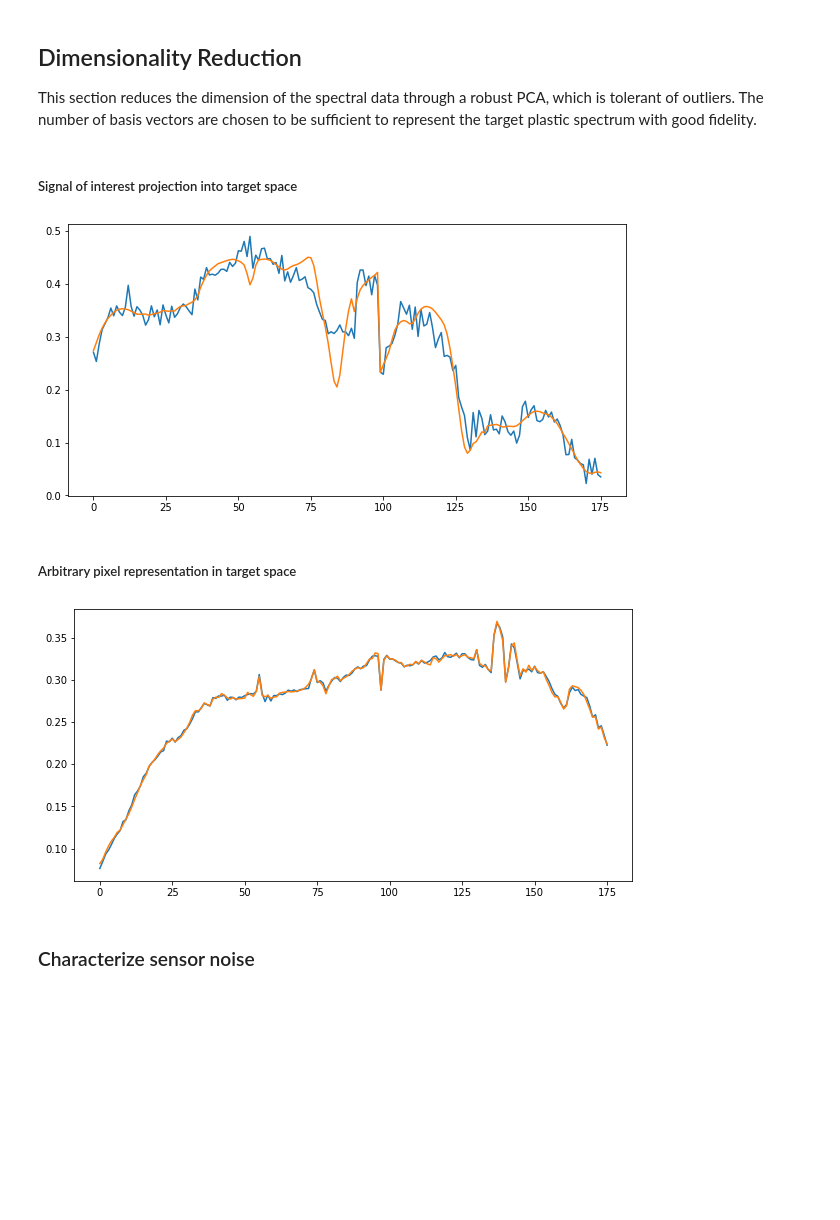
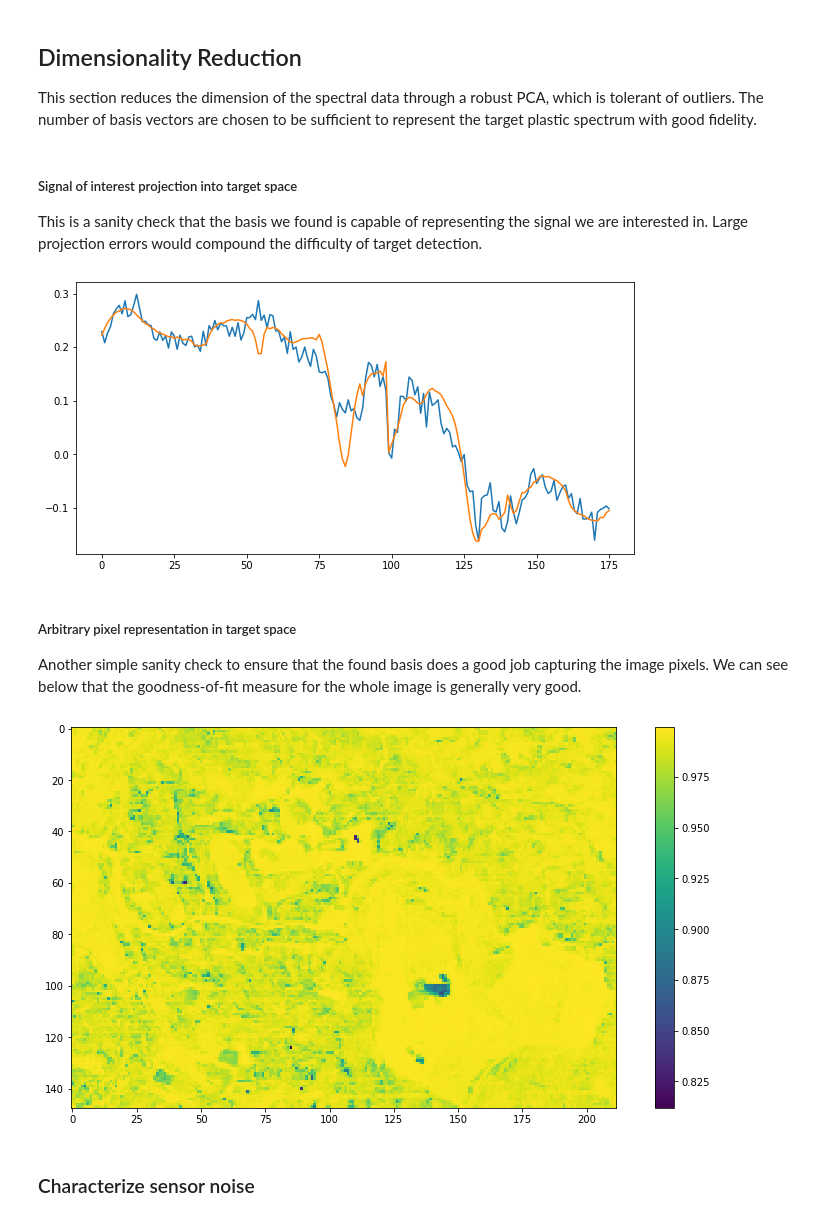
Before and after one commit to azavea/nasa-hyperspectral, a Jupyter notebook: src/hyperspectral/notebooks/target_detection.ipynb, the cells around one changed output. Saved outputs shown, nothing was run; the diff lists cells and outputs as text; code cells hidden in the pictures; blank space fills up the shorter version.

```diff
--- a/src/hyperspectral/notebooks/target_detection.ipynb
+++ b/src/hyperspectral/notebooks/target_detection.ipynb
@@ -288,17 +289,28 @@ plastic_basis = rpca_grid(aoi_samples, 100, sufficient=fit_criteria(reference_sp
-# %% [markdown]
-##### Signal of interest projection into target space
+# %% [markdown]
+##### Signal of interest projection into target space
+
+This is a sanity check that the basis we found is capable of representing the signal we are interested in.  Large projection errors would compound the difficulty of target detection.
 # %%
 fig, ax = plt.subplots(1, 1, figsize = (10,5))
-_, proj = goodness_of_fit(plastic_basis, reference_spectra.spectra[soi].y, ax=ax)
+_, proj = goodness_of_fit(plastic_basis, reference_spectra.spectra[soi].y - aoi_median, ax=ax)
 # %% [output]
-[figure, old version]
+[figure, new version]
-# %% [markdown]
-##### Arbitrary pixel representation in target space
-# %%
-fig, ax = plt.subplots(1, 1, figsize = (10,5))
-_, proj = goodness_of_fit(plastic_basis, aoi[int(aoi.shape[0]/2), int(aoi.shape[1]/3),:], ax=ax)
-# %% [output]
-[figure, removed]
+# %% [markdown]
+##### Arbitrary pixel representation in target space
+
+Another simple sanity check to ensure that the found basis does a good job capturing the image pixels.  We can see below that the goodness-of-fit measure for the whole image is generally very good.
+# %%
+quality = np.zeros((w.height, w.width))
+for r in tqdm(range(w.height)):
+    for c in range(w.width):
+        quality[r,c] = goodness_of_fit(plastic_basis, aoi[r,c,:])[0]
+
+fig, ax = plt.subplots(figsize=(14,7))
+plot = ax.imshow(quality)
+fig.colorbar(plot)
+plt.show()
+# %% [output]
+[figure, added]
 # %% [markdown]
 ### Characterize sensor noise
 # %%
```
Also changed, not shown: parts of 11 cells of this notebook, 2 other files.
